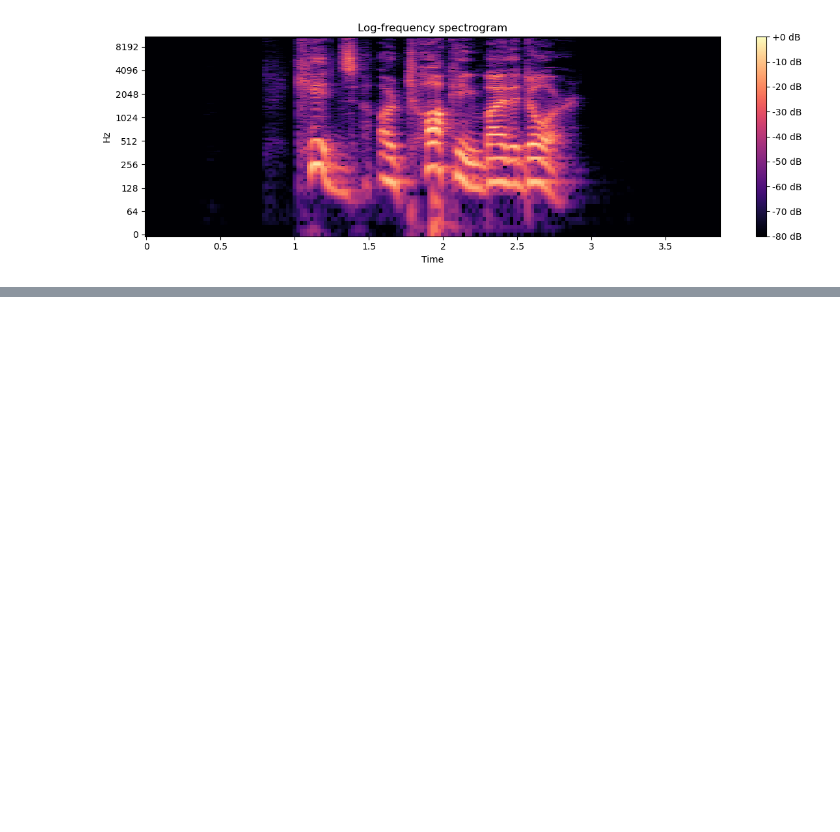
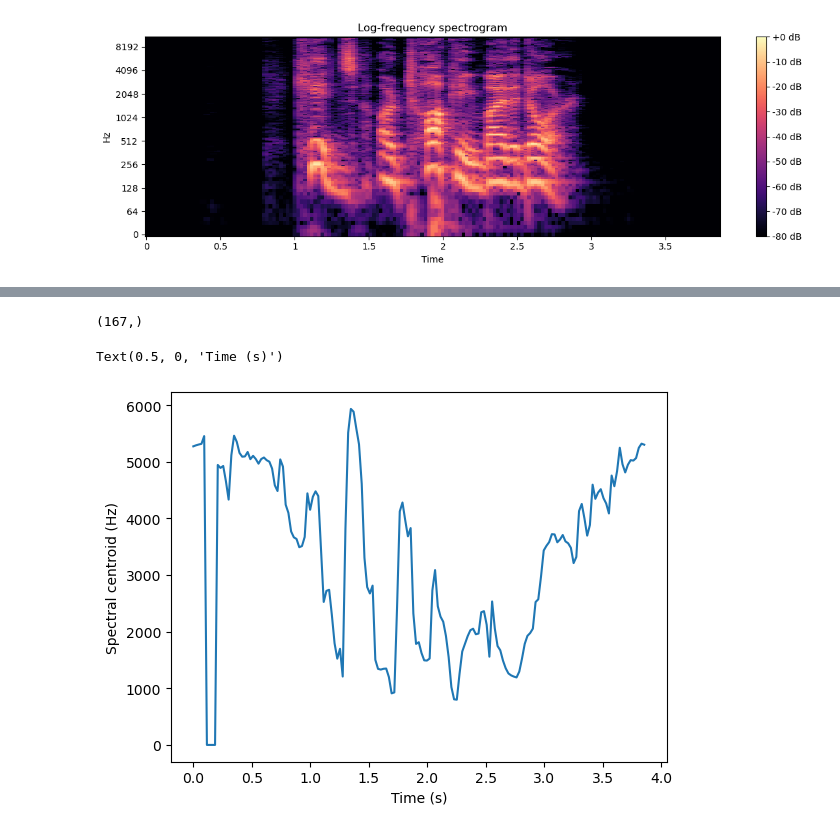
Before and after one commit to ethan27625/Group-1---Capstone, a Jupyter notebook: Notebooks/Librosa.ipynb, the cells around one changed output, grey strips where cells are left out. Cells and saved outputs as stored; diff of their text form; code cells hidden in the pictures; blank space fills up the shorter version.

```diff
--- a/Notebooks/Librosa.ipynb
+++ b/Notebooks/Librosa.ipynb
@@ -160,0 +161,13 @@ See the librosa docs for more: https://librosa.org/doc/latest/index.html
+# %%
+SpectralCentroid = librosa.feature.spectral_centroid(y=y, sr=sr)[0]   # ✅
+SpectralCentroid.shape    # (167,)
+# %% [output]
+(167,)
+# %%
+t = librosa.frames_to_time(range(len(SpectralCentroid)), sr=sr)
+plt.plot(t, SpectralCentroid)
+plt.ylabel("Spectral centroid (Hz)")
+plt.xlabel("Time (s)")
+# %% [output]
+Text(0.5, 0, 'Time (s)')
+[figure, added]
```
Also changed, not shown: parts of 21 cells of this notebook.
